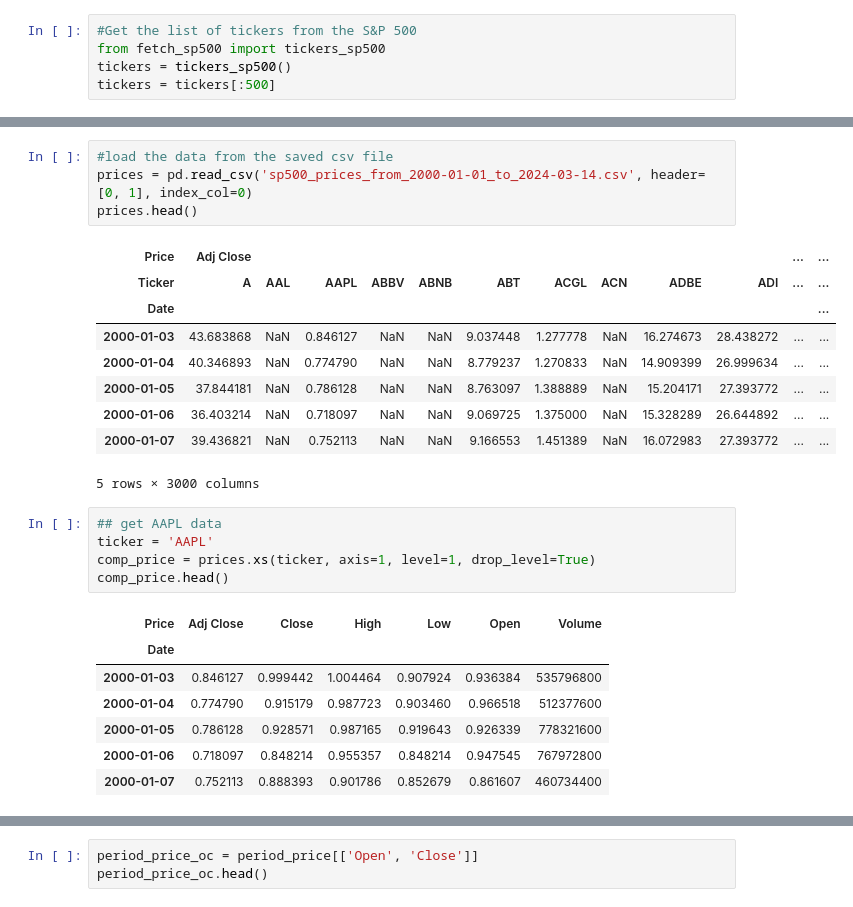
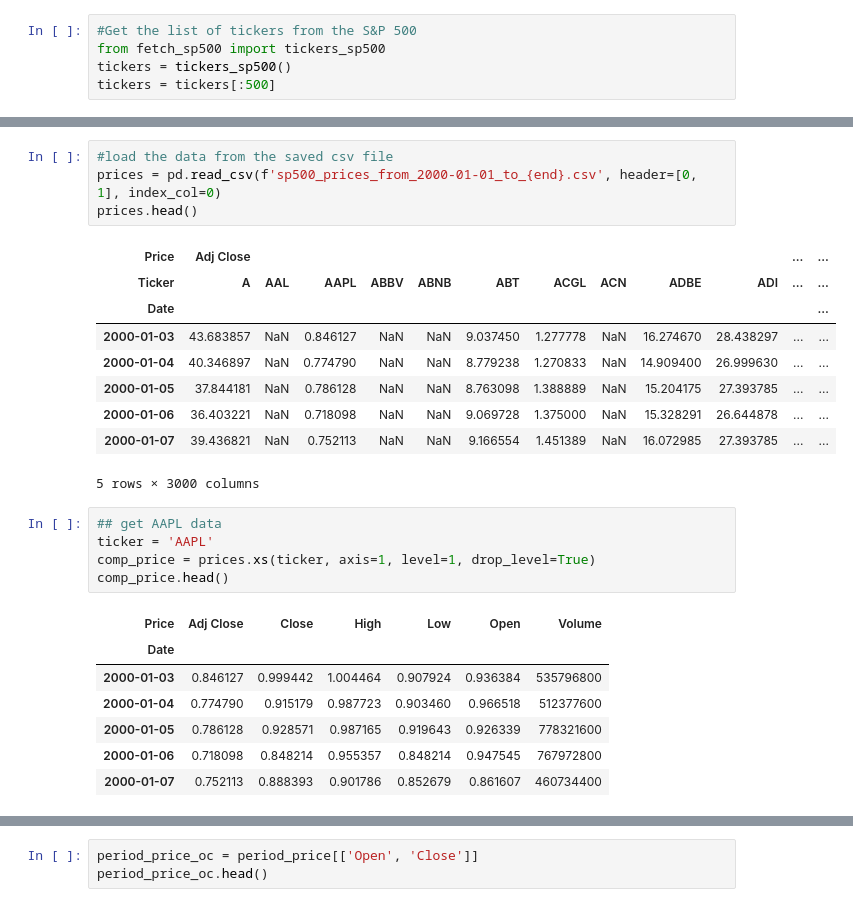
Before and after one commit to mydcxiao/vlm_behavioral_fin, a Jupyter notebook: data/sp500.ipynb, the cells around one changed output, grey strips where cells are left out. Drawn from its saved outputs; the diff is of its cells as text.

```diff
--- a/data/sp500.ipynb
+++ b/data/sp500.ipynb
@@ -39,17 +39,17 @@ prices.head()
 5 rows × 3000 columns
 # %%
 #load the data from the saved csv file
-prices = pd.read_csv('sp500_prices_from_2000-01-01_to_2024-03-14.csv', header=[0, 1], index_col=0)
+prices = pd.read_csv(f'sp500_prices_from_2000-01-01_to_{end}.csv', header=[0, 1], index_col=0)
 prices.head()
 # %% [output]
 | Price | Adj Close |  |  |  |  |  |  |  |  |  | ... | ... |
 | Ticker | A | AAL | AAPL | ABBV | ABNB | ABT | ACGL | ACN | ADBE | ADI | ... | ... |
 | Date |  |  |  |  |  |  |  |  |  |  |  | ... |
-| 2000-01-03 | 43.683868 | NaN | 0.846127 | NaN | NaN | 9.037448 | 1.277778 | NaN | 16.274673 | 28.438272 | ... | ... |
-| 2000-01-04 | 40.346893 | NaN | 0.774790 | NaN | NaN | 8.779237 | 1.270833 | NaN | 14.909399 | 26.999634 | ... | ... |
-| 2000-01-05 | 37.844181 | NaN | 0.786128 | NaN | NaN | 8.763097 | 1.388889 | NaN | 15.204171 | 27.393772 | ... | ... |
-| 2000-01-06 | 36.403214 | NaN | 0.718097 | NaN | NaN | 9.069725 | 1.375000 | NaN | 15.328289 | 26.644892 | ... | ... |
-| 2000-01-07 | 39.436821 | NaN | 0.752113 | NaN | NaN | 9.166553 | 1.451389 | NaN | 16.072983 | 27.393772 | ... | ... |
+| 2000-01-03 | 43.683857 | NaN | 0.846127 | NaN | NaN | 9.037450 | 1.277778 | NaN | 16.274670 | 28.438297 | ... | ... |
+| 2000-01-04 | 40.346897 | NaN | 0.774790 | NaN | NaN | 8.779238 | 1.270833 | NaN | 14.909400 | 26.999630 | ... | ... |
+| 2000-01-05 | 37.844181 | NaN | 0.786128 | NaN | NaN | 8.763098 | 1.388889 | NaN | 15.204175 | 27.393785 | ... | ... |
+| 2000-01-06 | 36.403221 | NaN | 0.718098 | NaN | NaN | 9.069728 | 1.375000 | NaN | 15.328291 | 26.644878 | ... | ... |
+| 2000-01-07 | 39.436821 | NaN | 0.752113 | NaN | NaN | 9.166554 | 1.451389 | NaN | 16.072985 | 27.393785 | ... | ... |
 5 rows × 3000 columns
 # %%
 ## get AAPL data
@@ -62,7 +62,7 @@ comp_price.head()
 | 2000-01-03 | 0.846127 | 0.999442 | 1.004464 | 0.907924 | 0.936384 | 535796800 |
 | 2000-01-04 | 0.774790 | 0.915179 | 0.987723 | 0.903460 | 0.966518 | 512377600 |
 | 2000-01-05 | 0.786128 | 0.928571 | 0.987165 | 0.919643 | 0.926339 | 778321600 |
-| 2000-01-06 | 0.718097 | 0.848214 | 0.955357 | 0.848214 | 0.947545 | 767972800 |
+| 2000-01-06 | 0.718098 | 0.848214 | 0.955357 | 0.848214 | 0.947545 | 767972800 |
 | 2000-01-07 | 0.752113 | 0.888393 | 0.901786 | 0.852679 | 0.861607 | 460734400 |
 # %%
 ## get the data of specific period
```
Also changed, not shown: parts of 13 cells of this notebook, 2 other files.
